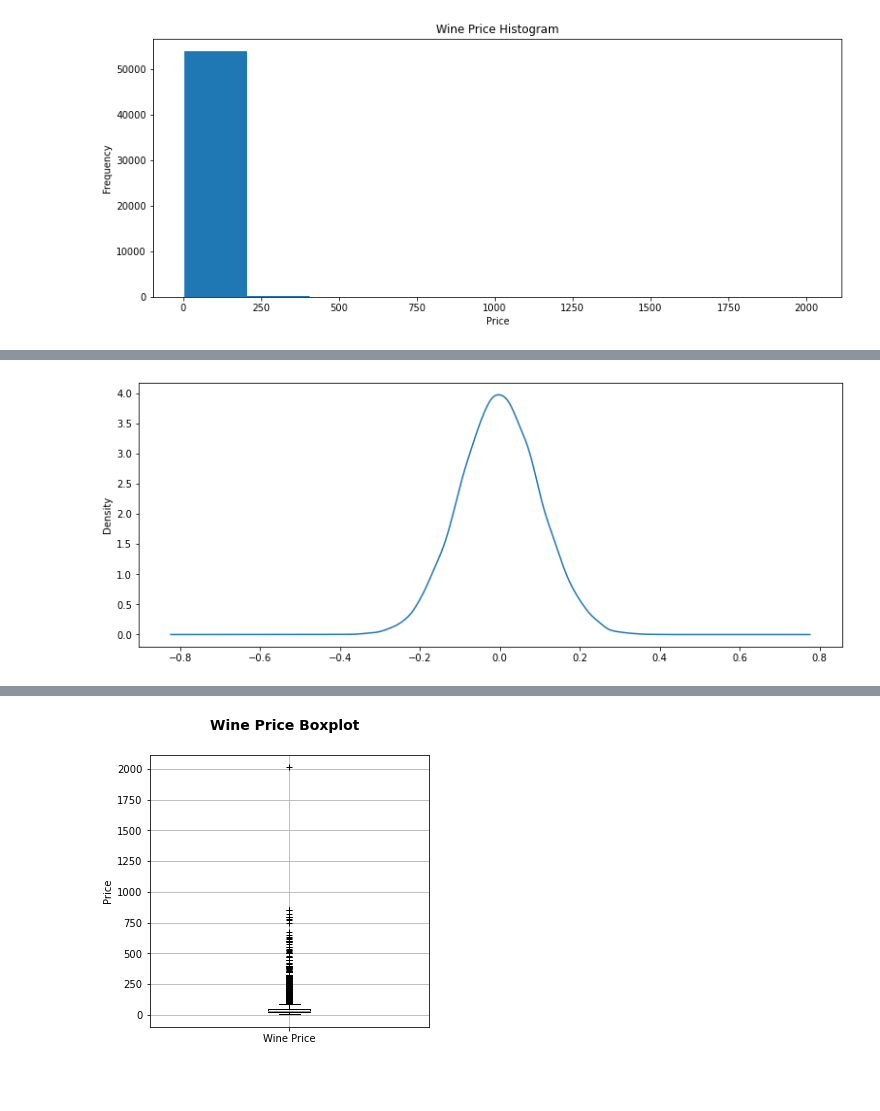
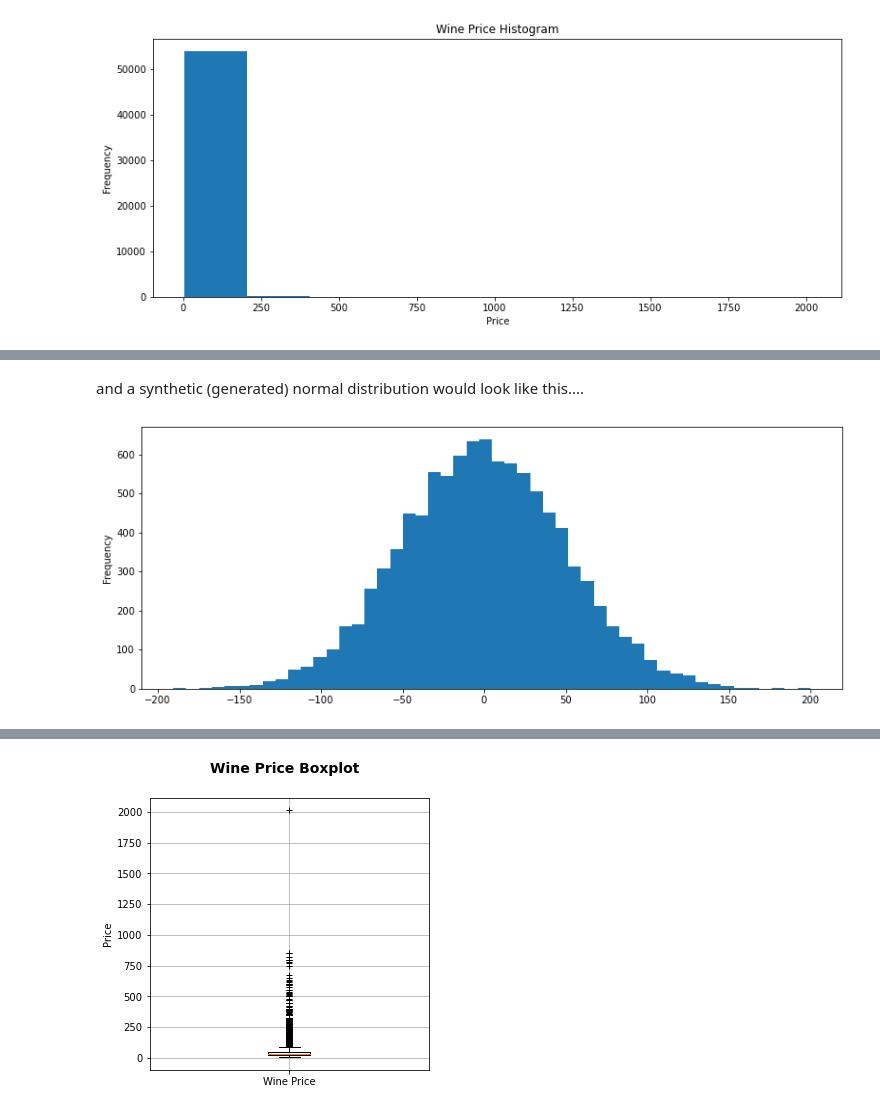
Before and after one commit to Dar-BN/descriptive-statistics, a Jupyter notebook: StatisticsIntro.ipynb, the cells around one changed output, grey strips where cells are left out. Saved outputs shown, nothing was run; the diff lists cells and outputs as text; code cells hidden in the pictures; blank space fills up the shorter version.

```diff
--- a/StatisticsIntro.ipynb
+++ b/StatisticsIntro.ipynb
@@ -173,9 +306,11 @@ plt.savefig("figs/price_ex_outlier_kde.pdf")
+# %% [markdown]
+and a synthetic (generated) normal distribution would look like this....
 # %%
-# Lets generate some normally distributed data and plot it using a Kernel Density Plot
-mu, sigma = 0, 0.1 # mean and standard deviation
+# Lets generate some normally distributed data and plot it using a Histogram
+mu, sigma = 0, 50 # mean and standard deviation
 random_values = np.random.normal(mu, sigma, 10000)
 random_df = pd.DataFrame(random_values, columns=['value'])
-random_df['value'].plot.kde()
-plt.savefig("figs/normal_kde.pdf")
+random_df['value'].plot(kind='hist', bins=50)
+plt.savefig("figs/normal_hist.pdf")
 # %% [output]
-[figure, old version]
+[figure, new version]
```
Also changed, not shown: parts of 49 cells of this notebook, 22 other files.
